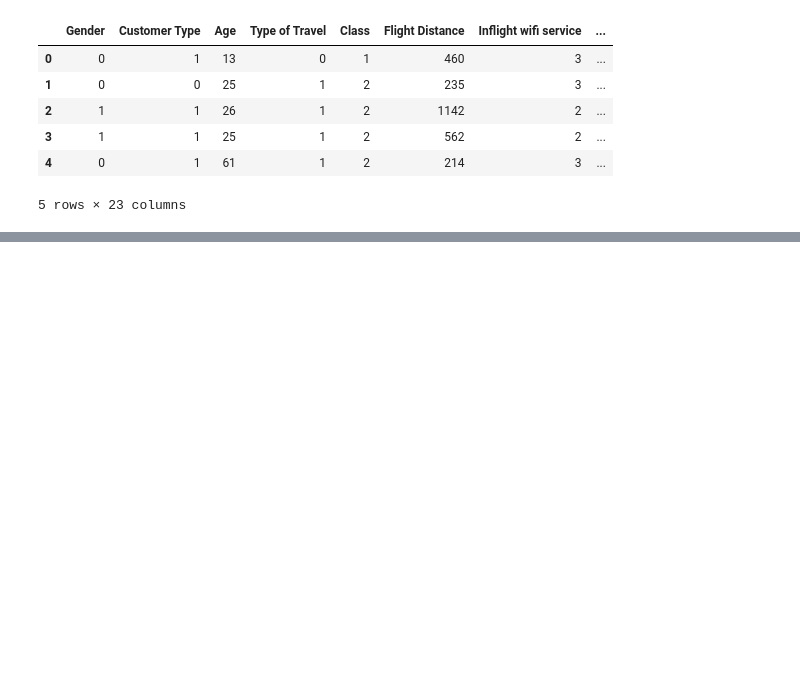
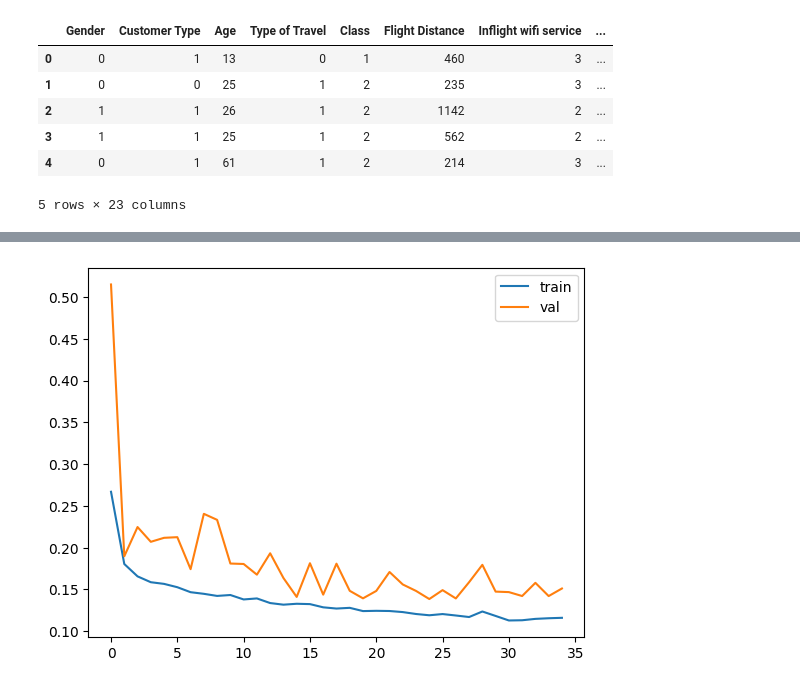
Before and after one commit to davinjason09/Airline-Satisfaction-Classification, a Jupyter notebook: Classification.ipynb, the cells around one changed output, grey strips where cells are left out. Drawn from its saved outputs; the diff is of its cells as text; code cells hidden in the pictures; blank space fills up the shorter version.

Commit message:
feat: added model training and basic metrics

```diff
--- a/Classification.ipynb
+++ b/Classification.ipynb
@@ -102,5 +103,11 @@ scaler = MinMaxScaler()
 X = scaler.fit_transform(X)
 
 X_train, X_test, y_train, y_test = train_test_split(X, y, test_size=0.2, random_state=42)
-print(X_train.shape, X_test.shape, y_train.shape, y_test.shape)
+X_train, X_val, y_train, y_val = train_test_split(X_train, y_train, test_size=0.2, random_state=42)
+
+print(
+  f"Train: {X_train.shape}, {y_train.shape}\n"
+  f"Val: {X_val.shape}, {y_val.shape}\n"
+  f"Test: {X_test.shape}, {y_test.shape}"
+)
 # %% [output]
@@ -107,0 +117,23 @@ print(X_train.shape, X_test.shape, y_train.shape, y_test.shape)
+# %%
+model = Sequential([
+  Dense(X_train.shape[1], activation='sigmoid'),
+  BatchNormalization(),
+  Dense(32, activation='relu'),
+  Dropout(.2),
+  BatchNormalization(),
+  Dense(16, activation='sigmoid'),
+  Dropout(.5),
+  BatchNormalization(),
+  Dense(32, activation='relu'),
+  BatchNormalization(),
+  Dense(16, activation='sigmoid'),
+  Dropout(.2),
+  BatchNormalization(),
+  Dense(1, activation='sigmoid')
+])
+
+callback = EarlyStopping(monitor='val_loss', patience=10, restore_best_weights=True, verbose=1)
+
+model.compile(optimizer=Adam(learning_rate=0.01), loss=BinaryCrossentropy(), metrics=['accuracy'])
+
+history = model.fit(X_train, y_train, batch_size=256, validation_data=(X_val, y_val), epochs=150, callbacks=[callback])
@@ -107,0 +158,7 @@ print(X_train.shape, X_test.shape, y_train.shape, y_test.shape)
+# %%
+plt.plot(history.history['loss'], label='train')
+plt.plot(history.history['val_loss'], label='val')
+plt.legend()
+plt.show()
+# %% [output]
+[figure, added]
```
Also changed, not shown: parts of 7 cells of this notebook.
